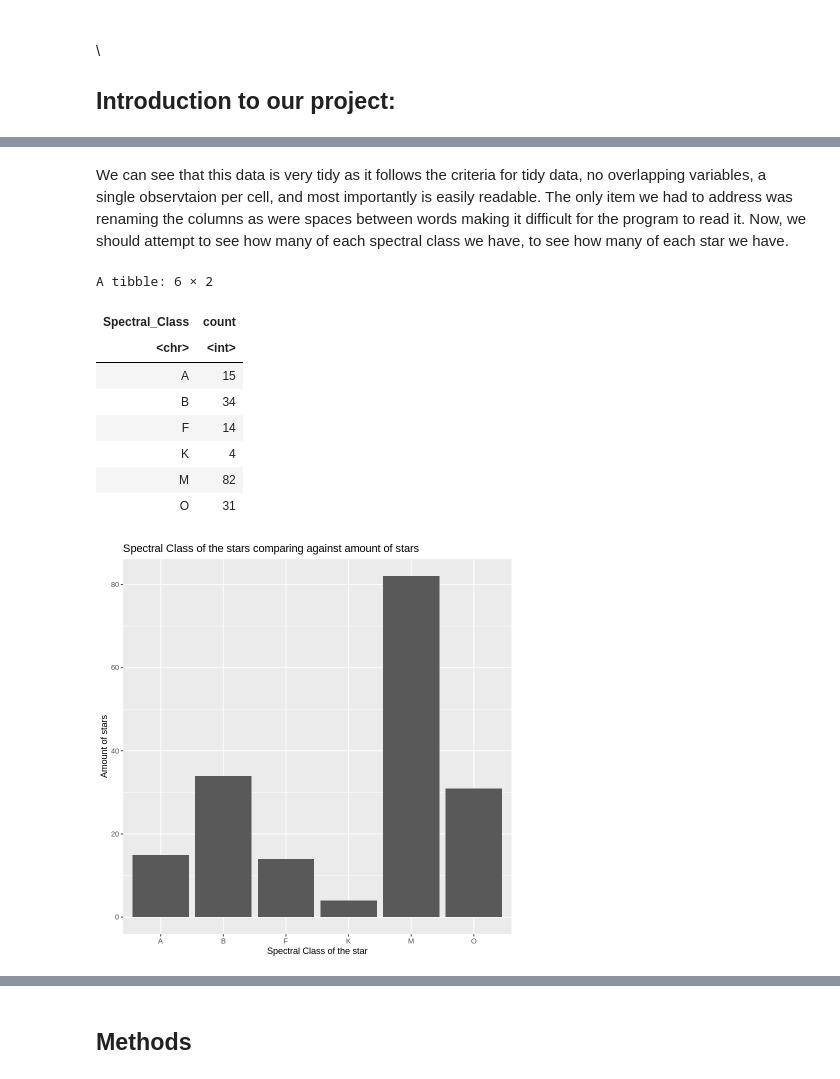
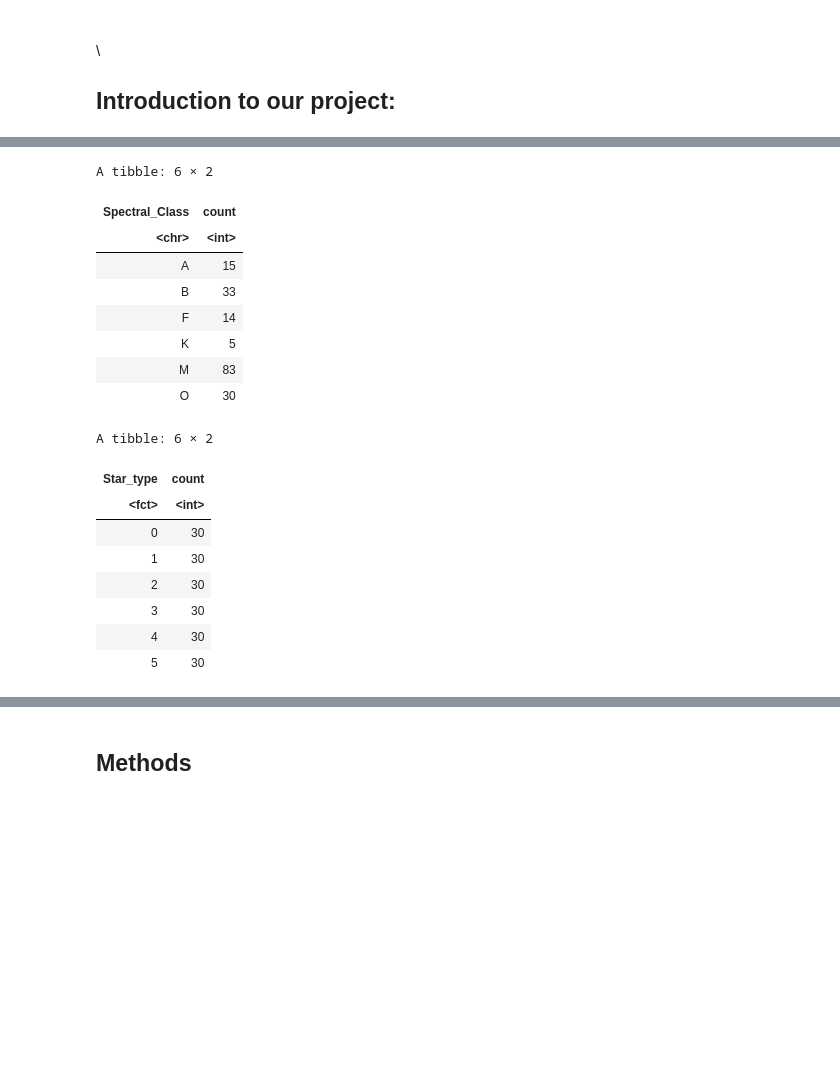
Before and after one commit to zackpeachell/DSCI-100-group-008-05-w12023, a Jupyter notebook: Group_proposal.ipynb, the cells around one changed output, grey strips where cells are left out. Cells and saved outputs as stored; diff of their text form; code cells hidden in the pictures; blank space fills up the shorter version.

```diff
--- a/Group_proposal.ipynb
+++ b/Group_proposal.ipynb
@@ -41,2 +21,4 @@ ERROR: Error in file(filename, "r", encoding = encoding): cannot open the connec
 # %%
-star_raw_data <-url("https://www.kaggle.com/datasets/deepu1109/star-dataset")
+star_raw_data <- "https://raw.githubusercontent.com/zackpeachell/DSCI_100_group_008_05/main/6%20class%20csv.csv"
+read_star <- read_csv(star_raw_data)
+read_star
@@ -43,7 +44,4 @@ star_raw_data <-url("https://www.kaggle.com/datasets/deepu1109/star-dataset")
 # %%
-
-
-read_star <- read_csv("DATA/6 class csv.csv")
 
 #these columns need renames
 
@@ -55,7 +53,8 @@ name_star <- read_star|>
                 rename("Luminosity_ratio" = "Luminosity(L/Lo)")|>
                 rename("Radius_ratio" = "Radius(R/Ro)")|>
                 rename("Absolute_magnitude_Mv" = "Absolute magnitude(Mv)")|>
-                filter(Spectral_Class != "NA")
+                filter(Spectral_Class != "NA")|>
+                mutate(Star_type = as_factor(Star_type))
 name_star
 
 set.seed(2023) #check this I think you need a specific seed
@@ -93,34 +84,35 @@ A spec_tbl_df: 180 × 7
 | 8829 | 537493 | 1423 | -10.73 | 5 | White | A |
 | 9235 | 404940 | 1112 | -11.23 | 5 | White | A |
 | 37882 | 294903 | 1783 | -7.80 | 5 | Blue | O |
-# %% [markdown]
-We can see that this data is very tidy as it follows the criteria for tidy data, no overlapping variables, a single observtaion per cell, and most importantly is easily readable. The only item we had to address was renaming the columns as were spaces between words making it difficult for the program to read it. Now, we should attempt to see how many of each spectral class we have, to see how many of each star we have.
 # %%
 #analyzing our training data
-star_counted <- train_star|>
+star_spectral_count <- train_star|>
                 group_by(Spectral_Class)|>
                 summarize(count = n())
-star_counted
+star_spectral_count
+
+star_type_count <- train_star|>
+                    group_by(Star_type)|>
+                    summarize(count = n())
+
+star_type_count
 # %% [output]
 A tibble: 6 × 2
 | Spectral_Class | count |
 | <chr> | <int> |
 | A | 15 |
-| B | 34 |
+| B | 33 |
 | F | 14 |
-| K | 4 |
-| M | 82 |
-| O | 31 |
+| K | 5 |
+| M | 83 |
+| O | 30 |
+A tibble: 6 × 2
+| Star_type | count |
+| <fct> | <int> |
+| 0 | 30 |
+| 1 | 30 |
+| 2 | 30 |
+| 3 | 30 |
+| 4 | 30 |
+| 5 | 30 |
-# %%
-options(repr.width.plot = 10, repr.height.plot = 10)
-
-star_plot <- star_counted |>
-                ggplot(aes(x = Spectral_Class, y = count))+
-                geom_bar(stat = "identity")+
-                xlab("Spectral Class of the star")+
-                ylab("Amount of stars")+
-                ggtitle("Spectral Class of the stars comparing against amount of stars")
-star_plot
-# %% [output]
-[figure, removed]
 # %% [markdown]
```
Also changed, not shown: parts of 7 cells of this notebook.
